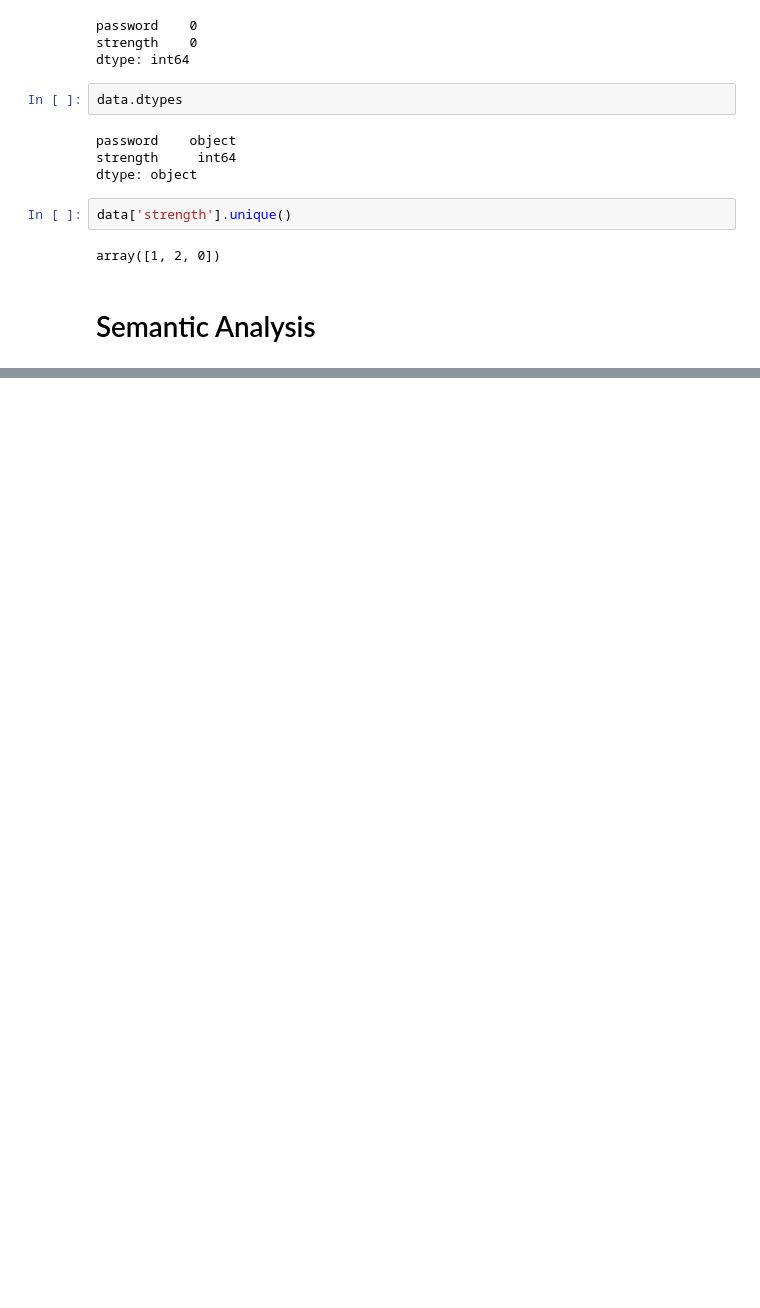
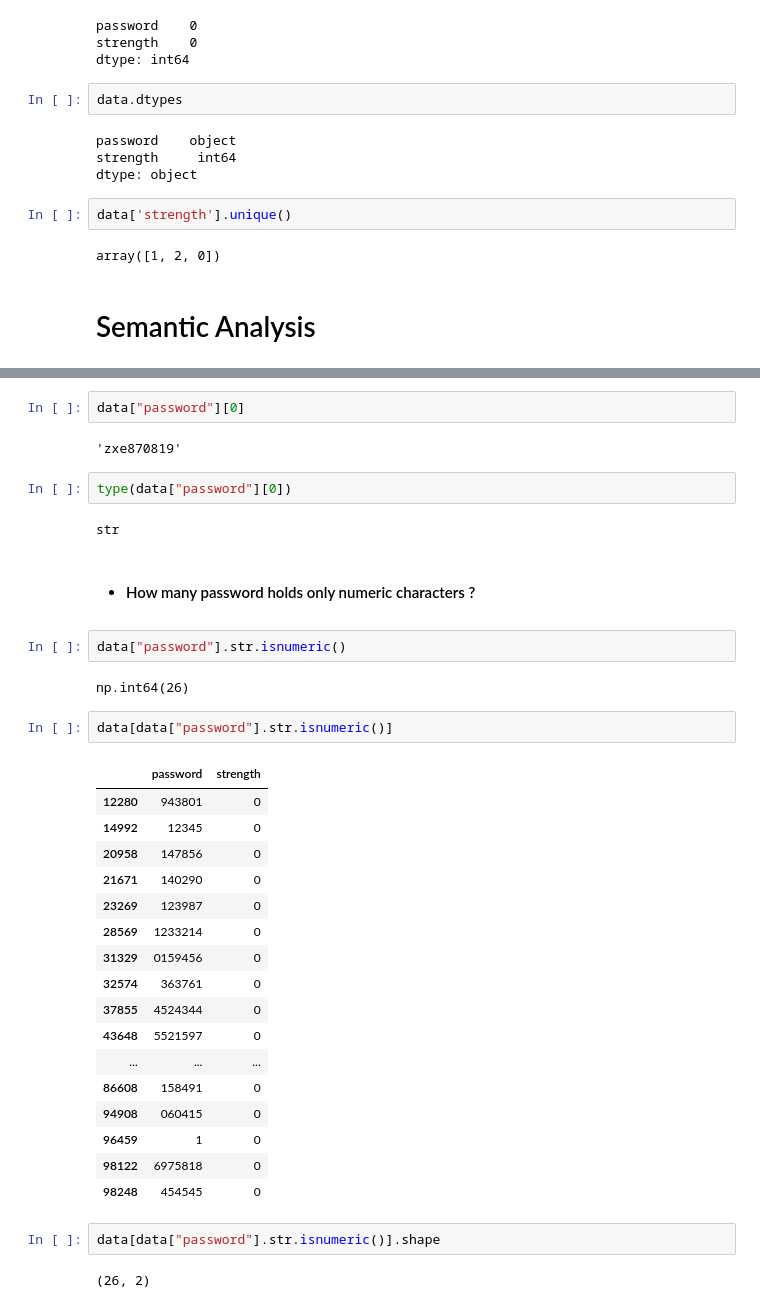
Before and after one commit to VelvetDragon/Password-Strength-Prediction-using-NLP, a Jupyter notebook: Password Strength Prediction using NLP.ipynb, the cells around one changed output, grey strips where cells are left out. Saved outputs shown, nothing was run; the diff lists cells and outputs as text; blank space fills up the shorter version.

```diff
--- a/Password Strength Prediction using NLP.ipynb
+++ b/Password Strength Prediction using NLP.ipynb
@@ -61,0 +79,38 @@ array([1, 2, 0])
+# %%
+data["password"][0]
+# %% [output]
+'zxe870819'
+# %%
+type(data["password"][0])
+# %% [output]
+str
+# %% [markdown]
+- #### How many password holds only numeric characters ?
+# %%
+data["password"].str.isnumeric()
+# %% [output]
+np.int64(26)
+# %%
+data[data["password"].str.isnumeric()]
+# %% [output]
+|  | password | strength |
+| 12280 | 943801 | 0 |
+| 14992 | 12345 | 0 |
+| 20958 | 147856 | 0 |
+| 21671 | 140290 | 0 |
+| 23269 | 123987 | 0 |
+| 28569 | 1233214 | 0 |
+| 31329 | 0159456 | 0 |
+| 32574 | 363761 | 0 |
+| 37855 | 4524344 | 0 |
+| 43648 | 5521597 | 0 |
+| ... | ... | ... |
+| 86608 | 158491 | 0 |
+| 94908 | 060415 | 0 |
+| 96459 | 1 | 0 |
+| 98122 | 6975818 | 0 |
+| 98248 | 454545 | 0 |
+# %%
+data[data["password"].str.isnumeric()].shape
+# %% [output]
+(26, 2)
```
Also changed, not shown: parts of 45 cells of this notebook.
